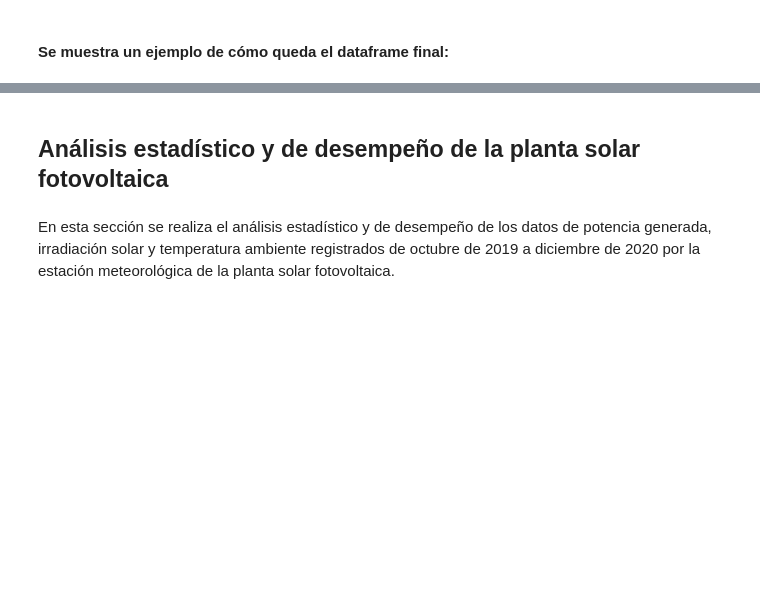
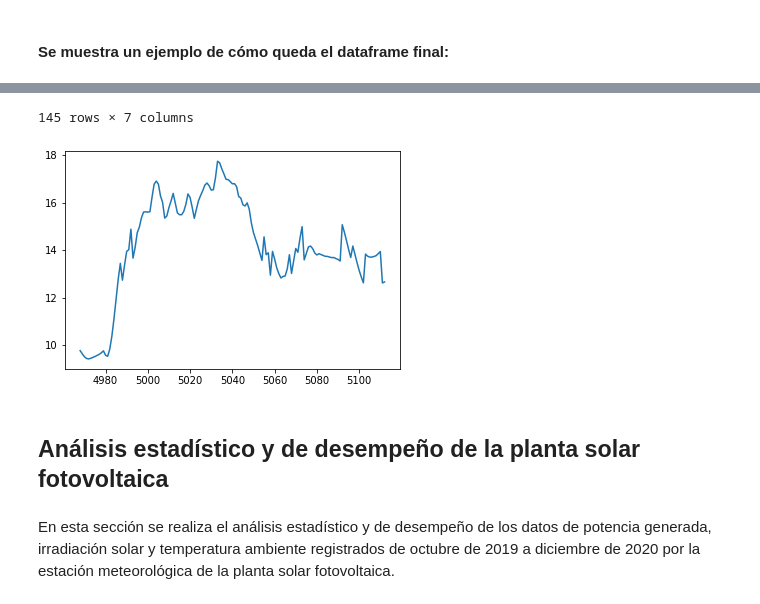
Before and after one commit to only-Robin/Proyecto-Electronica, a Jupyter notebook: DATOS SOLAR/Pre procesados/Pronóstico Solar PV.ipynb, the cells around one changed output, grey strips where cells are left out. Drawn from its saved outputs; the diff is of its cells as text; code cells hidden in the pictures; blank space fills up the shorter version.

```diff
--- a/DATOS SOLAR/Pre procesados/Pronóstico Solar PV.ipynb
+++ b/DATOS SOLAR/Pre procesados/Pronóstico Solar PV.ipynb
@@ -163,0 +162,6 @@ datos
+# %%
+import random
+n = random.randrange(30)
+plt.plot(datos['Temperatura ambiente [C]'][n*145:n*145+145])
+datos[n*145:n*145+145]
+# %% [output]
@@ -164,3 +180,5 @@ datos
+145 rows × 7 columns
+[figure, added]
 # %% [markdown]
 ## Análisis estadístico y de desempeño de la planta solar fotovoltaica
 # %% [markdown]
```
Also changed, not shown: parts of 17 cells of this notebook, 16 other files.
